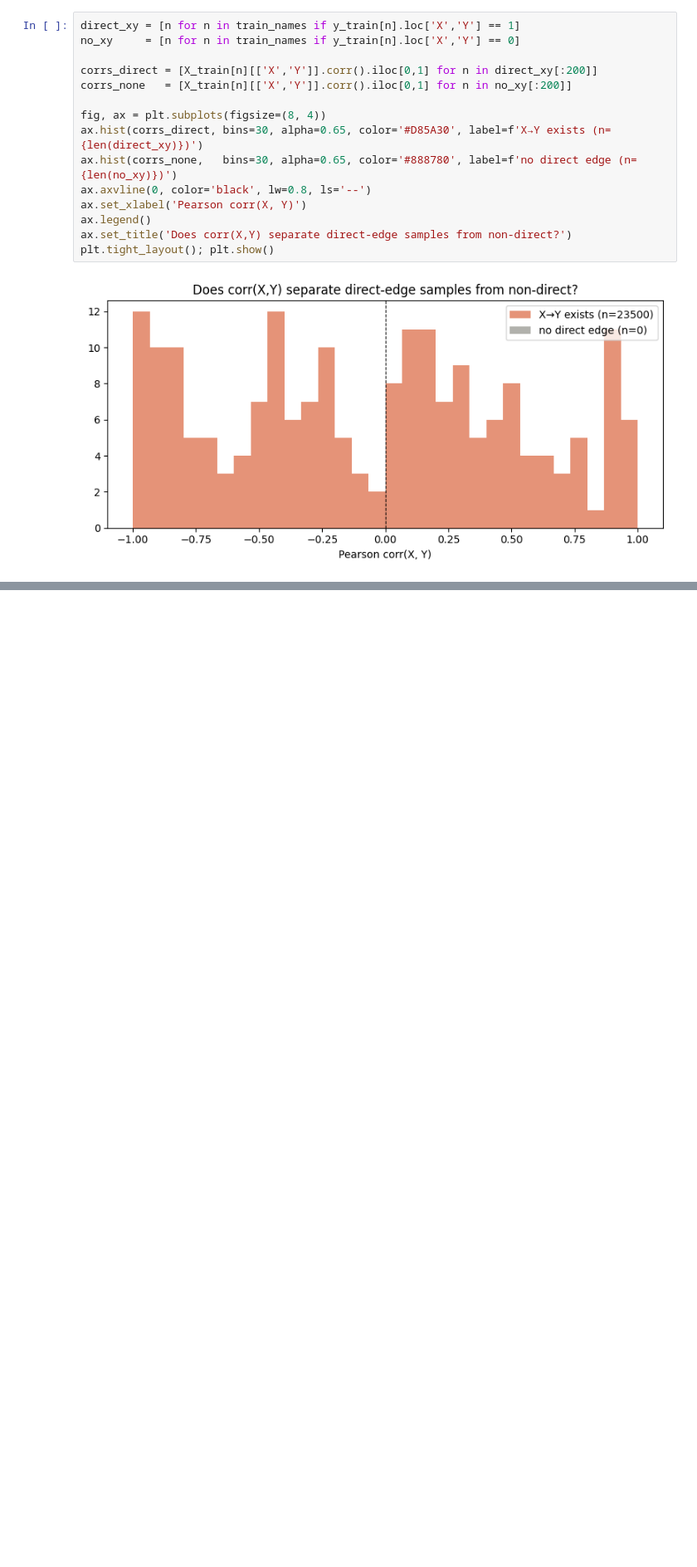
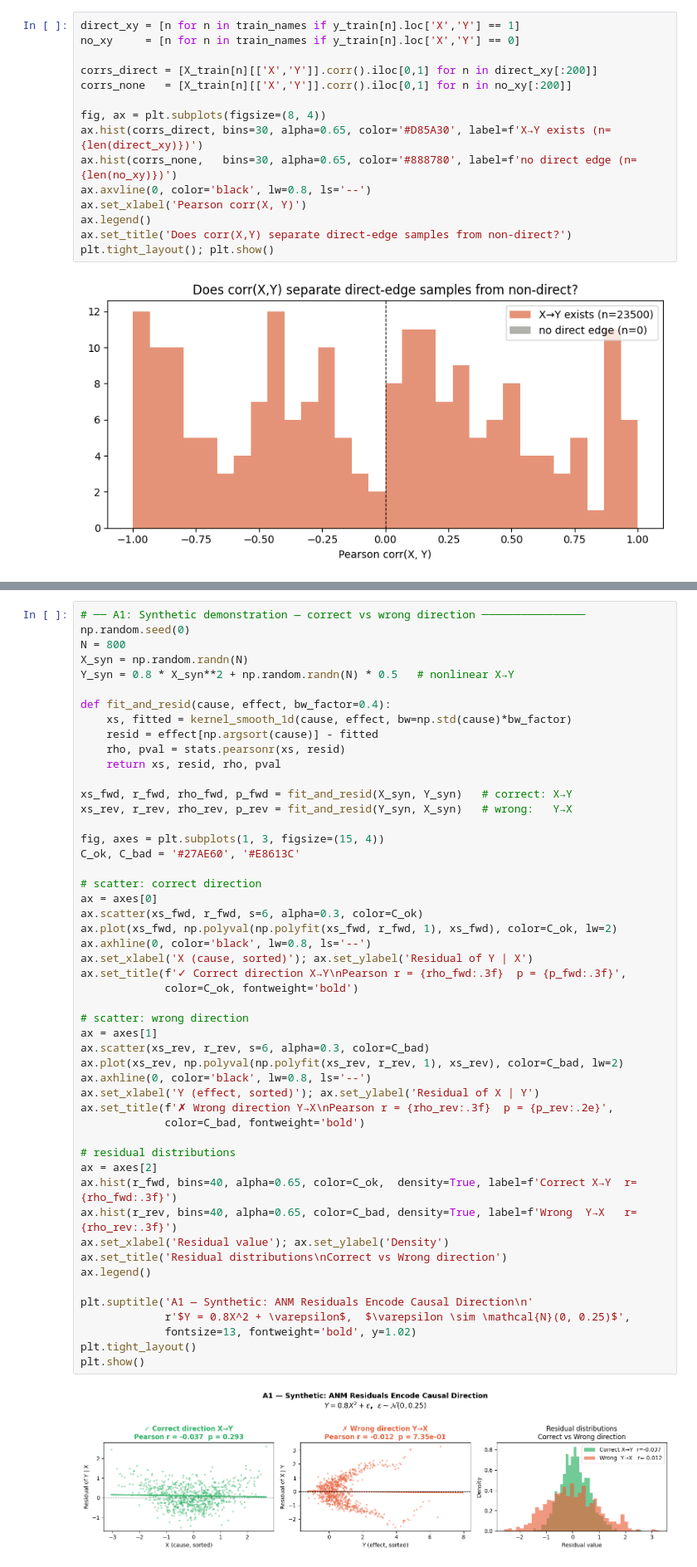
Before and after one commit to aqu4holic/Graduation-Thesis-BsC-2026, a Jupyter notebook: src/eda.ipynb, the cells around one changed output, grey strips where cells are left out. Shown at 83% size. Cells and saved outputs as stored; diff of their text form; blank space fills up the shorter version.

```diff
--- a/src/eda.ipynb
+++ b/src/eda.ipynb
@@ -558,0 +666,52 @@ plt.tight_layout(); plt.show()
+# %%
+# ── A1: Synthetic demonstration — correct vs wrong direction ────────────────
+np.random.seed(0)
+N = 800
+X_syn = np.random.randn(N)
+Y_syn = 0.8 * X_syn**2 + np.random.randn(N) * 0.5   # nonlinear X→Y
+
+def fit_and_resid(cause, effect, bw_factor=0.4):
+    xs, fitted = kernel_smooth_1d(cause, effect, bw=np.std(cause)*bw_factor)
+    resid = effect[np.argsort(cause)] - fitted
+    rho, pval = stats.pearsonr(xs, resid)
+    return xs, resid, rho, pval
+
+xs_fwd, r_fwd, rho_fwd, p_fwd = fit_and_resid(X_syn, Y_syn)   # correct: X→Y
+xs_rev, r_rev, rho_rev, p_rev = fit_and_resid(Y_syn, X_syn)   # wrong:   Y→X
+
+fig, axes = plt.subplots(1, 3, figsize=(15, 4))
+C_ok, C_bad = '#27AE60', '#E8613C'
+
+# scatter: correct direction
+ax = axes[0]
+ax.scatter(xs_fwd, r_fwd, s=6, alpha=0.3, color=C_ok)
+ax.plot(xs_fwd, np.polyval(np.polyfit(xs_fwd, r_fwd, 1), xs_fwd), color=C_ok, lw=2)
+ax.axhline(0, color='black', lw=0.8, ls='--')
+ax.set_xlabel('X (cause, sorted)'); ax.set_ylabel('Residual of Y | X')
+ax.set_title(f'✓ Correct direction X→Y\nPearson r = {rho_fwd:.3f}  p = {p_fwd:.3f}',
+             color=C_ok, fontweight='bold')
+
+# scatter: wrong direction
+ax = axes[1]
+ax.scatter(xs_rev, r_rev, s=6, alpha=0.3, color=C_bad)
+ax.plot(xs_rev, np.polyval(np.polyfit(xs_rev, r_rev, 1), xs_rev), color=C_bad, lw=2)
+ax.axhline(0, color='black', lw=0.8, ls='--')
+ax.set_xlabel('Y (effect, sorted)'); ax.set_ylabel('Residual of X | Y')
+ax.set_title(f'✗ Wrong direction Y→X\nPearson r = {rho_rev:.3f}  p = {p_rev:.2e}',
+             color=C_bad, fontweight='bold')
+
+# residual distributions
+ax = axes[2]
+ax.hist(r_fwd, bins=40, alpha=0.65, color=C_ok,  density=True, label=f'Correct X→Y  r={rho_fwd:.3f}')
+ax.hist(r_rev, bins=40, alpha=0.65, color=C_bad, density=True, label=f'Wrong  Y→X   r={rho_rev:.3f}')
+ax.set_xlabel('Residual value'); ax.set_ylabel('Density')
+ax.set_title('Residual distributions\nCorrect vs Wrong direction')
+ax.legend()
+
+plt.suptitle('A1 — Synthetic: ANM Residuals Encode Causal Direction\n'
+             r'$Y = 0.8X^2 + \varepsilon$,  $\varepsilon \sim \mathcal{N}(0, 0.25)$',
+             fontsize=13, fontweight='bold', y=1.02)
+plt.tight_layout()
+plt.show()
+# %% [output]
+[figure, added]
```
Also changed, not shown: parts of 12 cells of this notebook, 8 other files.
